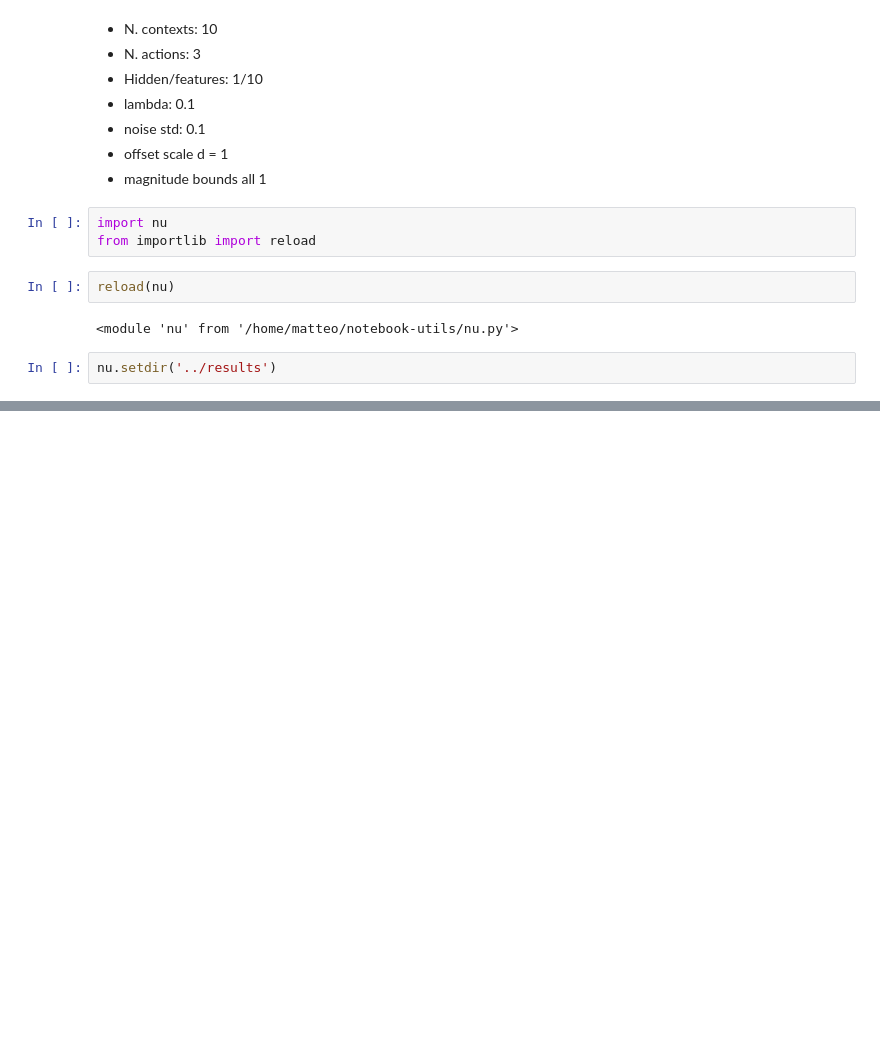
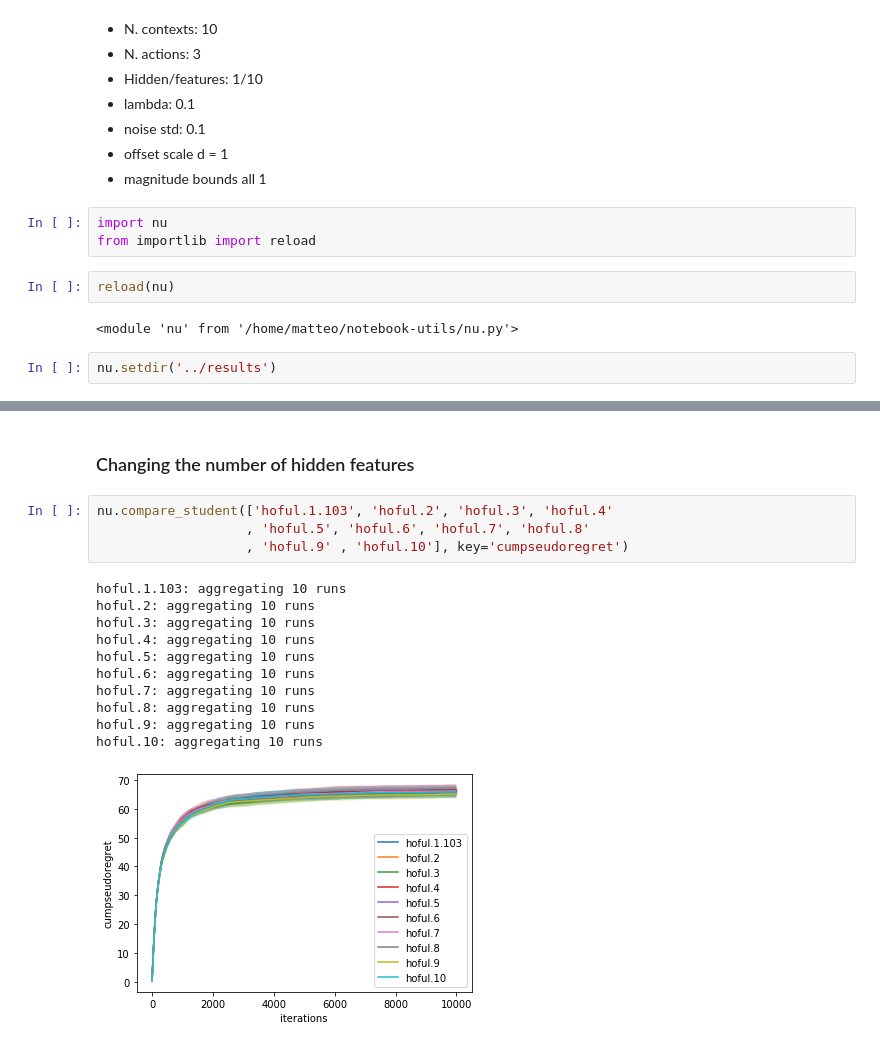
Before and after one commit to T3p/hidden-features, a Jupyter notebook: notebooks/contextual_hidden.ipynb, the cells around one changed output, grey strips where cells are left out. Saved outputs shown, nothing was run; the diff lists cells and outputs as text; blank space fills up the shorter version.

```diff
--- a/notebooks/contextual_hidden.ipynb
+++ b/notebooks/contextual_hidden.ipynb
@@ -38,0 +39,18 @@ hoful: aggregating 10 runs
+# %% [markdown]
+### Changing the number of hidden features
+# %%
+nu.compare_student(['hoful.1.103', 'hoful.2', 'hoful.3', 'hoful.4'
+                   , 'hoful.5', 'hoful.6', 'hoful.7', 'hoful.8'
+                   , 'hoful.9' , 'hoful.10'], key='cumpseudoregret')
+# %% [output]
+hoful.1.103: aggregating 10 runs
+hoful.2: aggregating 10 runs
+hoful.3: aggregating 10 runs
+hoful.4: aggregating 10 runs
+hoful.5: aggregating 10 runs
+hoful.6: aggregating 10 runs
+hoful.7: aggregating 10 runs
+hoful.8: aggregating 10 runs
+hoful.9: aggregating 10 runs
+hoful.10: aggregating 10 runs
+[figure, added]
```
Also changed, not shown: parts of 8 cells of this notebook.
